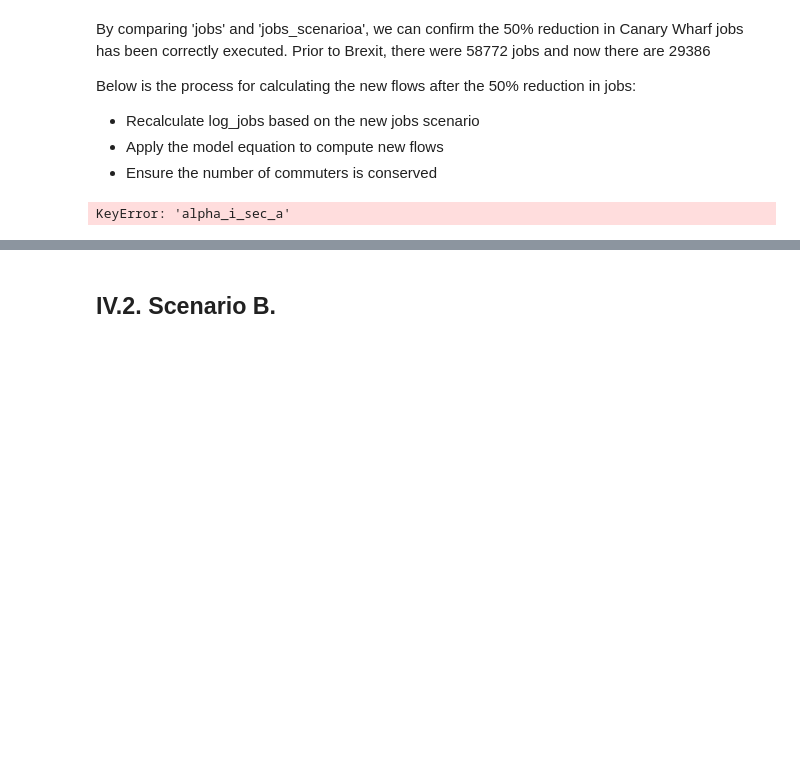
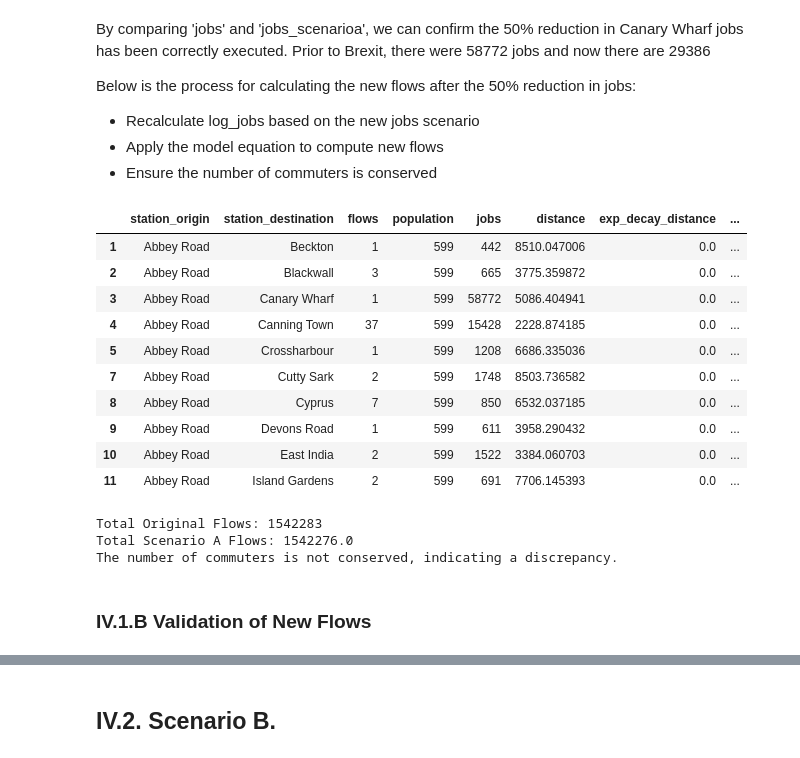
Before and after one commit to NikhilSDesai/UrbanSimulation, a Jupyter notebook: Final_Assessment.ipynb, the cells around one changed output, grey strips where cells are left out. Drawn from its saved outputs; the diff is of its cells as text; code cells hidden in the pictures; blank space fills up the shorter version.

```diff
--- a/Final_Assessment.ipynb
+++ b/Final_Assessment.ipynb
@@ -2118,25 +2120,53 @@ Below is the process for calculating the new flows after the 50% reduction in jo
 - Ensure the number of commuters is conserved
 # %%
 london_flows['log_jobs_scenarioa'] = np.log(london_flows['jobs_scenarioa'])
-# %%
-#calc flows
-# recalc alpha_i. ensure other flows are recalibrated correctly
-D_gamma = london_flows["jobs_scenarioa"]**gamma
-decay = np.exp(london_flows['distance']*(-beta))
-
-# recalc alpha_i for scenario a & sum for all destinations
-london_flows["alpha_i_partial"] = D_gamma * decay
-A_i = pd.DataFrame(london_flows.groupby(["station_origin"])["alpha_i_partial"].agg(np.sum))
-
-# inverse
-A_i["alpha_i_partial"] = 1/A_i["alpha_i_partial"]
-A_i.rename(columns={"alpha_i_partial":"alpha_i_sec_a"}, inplace=True)
-
-# input A_i values into london_flows
-london_flows = london_flows.merge(A_i, left_on="station_origin", right_index=True, how="left")
-
-# calculate new flows & print
-london_flows["flows_scenario_a"] = np.round(london_flows["alpha_i_sec_a"]*london_flows["population"]*D_gamma*decay)
-london_flows.head(10)
-# %% [output]
-KeyError: 'alpha_i_sec_a'
+# %%
+Dj_gamma = london_flows["jobs_scenarioa"]**gamma
+dist_decay = np.exp(london_flows['distance']*(-beta))
+
+#Recalculate alpha_i for scenario a
+london_flows["alpha_i_partial"] = Dj_gamma * dist_decay
+
+#Sum over all destinations
+A_i = pd.DataFrame(london_flows.groupby(["station_origin"])["alpha_i_partial"].agg(np.sum))
+
+#Divide over 1
+A_i["alpha_i_partial"] = 1/A_i["alpha_i_partial"]
+
+#Rename
+A_i.rename(columns={"alpha_i_partial":"alpha_i_sec_a"}, inplace=True)
+
+#and write the A_i values back into the dataframe
+london_flows = london_flows.merge(A_i, left_on="station_origin", right_index=True, how="left")
+
+#Calculate new flows with change @ Canary Wharf
+london_flows["flows_scenario_a"] = np.round(london_flows["alpha_i_sec_a"]*london_flows["population"]*Dj_gamma*dist_decay)
+
+london_flows.head(10)
+# %% [output]
+|  | station_origin | station_destination | flows | population | jobs | distance | exp_decay_distance | ... |
+| 1 | Abbey Road | Beckton | 1 | 599 | 442 | 8510.047006 | 0.0 | ... |
+| 2 | Abbey Road | Blackwall | 3 | 599 | 665 | 3775.359872 | 0.0 | ... |
+| 3 | Abbey Road | Canary Wharf | 1 | 599 | 58772 | 5086.404941 | 0.0 | ... |
+| 4 | Abbey Road | Canning Town | 37 | 599 | 15428 | 2228.874185 | 0.0 | ... |
+| 5 | Abbey Road | Crossharbour | 1 | 599 | 1208 | 6686.335036 | 0.0 | ... |
+| 7 | Abbey Road | Cutty Sark | 2 | 599 | 1748 | 8503.736582 | 0.0 | ... |
+| 8 | Abbey Road | Cyprus | 7 | 599 | 850 | 6532.037185 | 0.0 | ... |
+| 9 | Abbey Road | Devons Road | 1 | 599 | 611 | 3958.290432 | 0.0 | ... |
+| 10 | Abbey Road | East India | 2 | 599 | 1522 | 3384.060703 | 0.0 | ... |
+| 11 | Abbey Road | Island Gardens | 2 | 599 | 691 | 7706.145393 | 0.0 | ... |
+# %%
+# sum of original flows
+total_original_flows = london_flows['flows'].sum()
+
+# sum of scenario a flows
+total_scenario_a_flows = london_flows['flows_scenario_a'].sum()
+
+print(f"Total Original Flows: {total_original_flows}")
+print(f"Total Scenario A Flows: {total_scenario_a_flows}")
+# %% [output]
+Total Original Flows: 1542283
+Total Scenario A Flows: 1542276.0
+The number of commuters is not conserved, indicating a discrepancy.
+# %% [markdown]
+### IV.1.B Validation of New Flows
```
Also changed, not shown: parts of 9 cells of this notebook.
